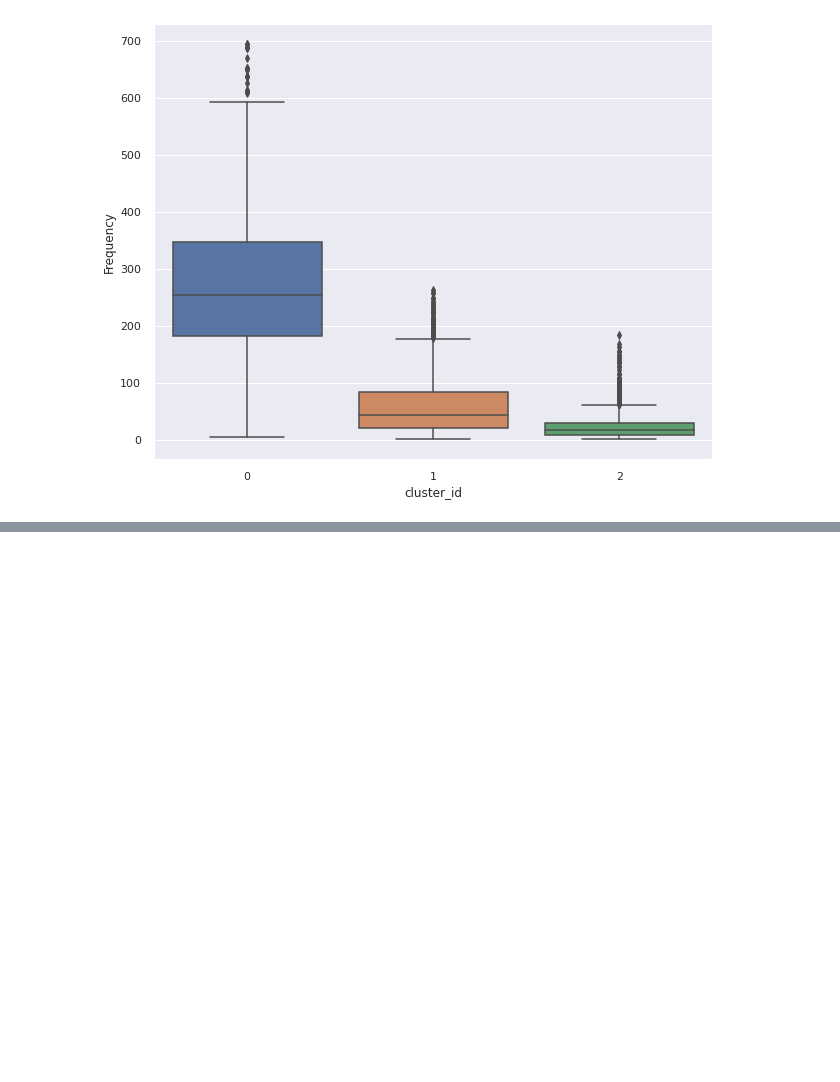
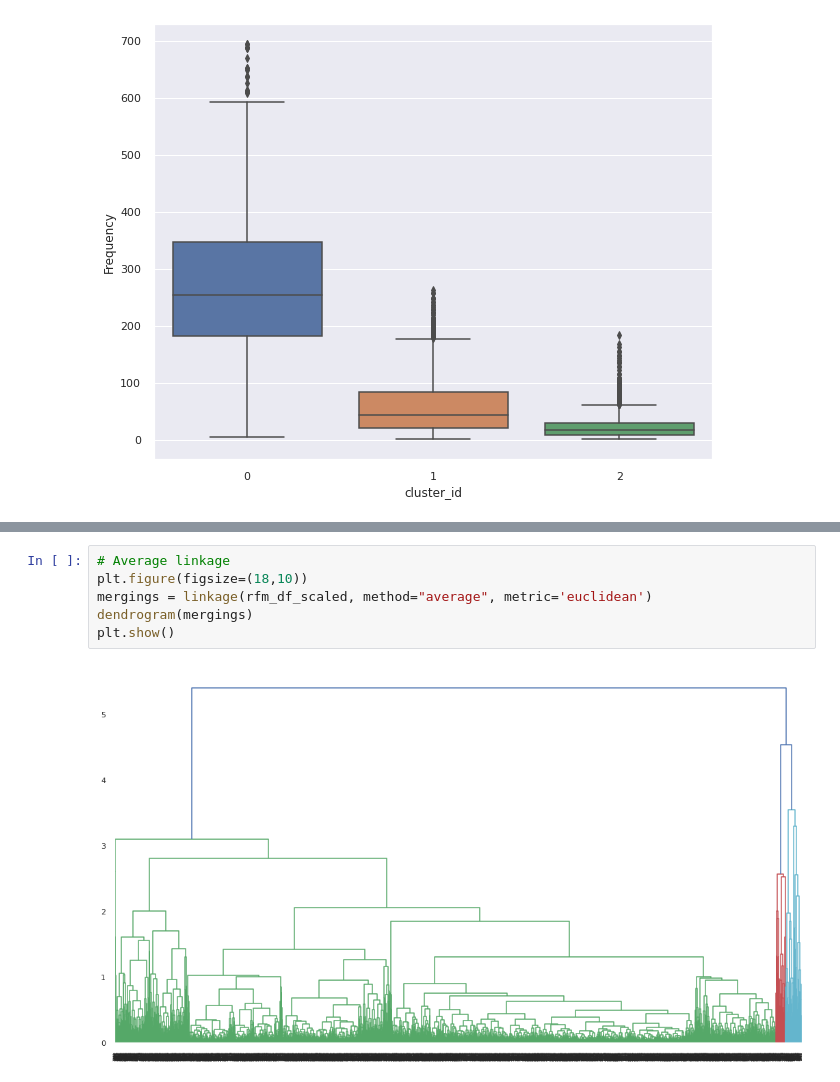
Before and after one commit to AnkitPatel745/Online-Retail-Customer-Segmentation, a Jupyter notebook: Online_Retail_Customer_Segmentation.ipynb, the cells around one changed output, grey strips where cells are left out. Saved outputs shown, nothing was run; the diff lists cells and outputs as text; blank space fills up the shorter version.

```diff
--- a/Online_Retail_Customer_Segmentation.ipynb
+++ b/Online_Retail_Customer_Segmentation.ipynb
@@ -1025,0 +1065,8 @@ plt.show()
+# %%
+# Average linkage
+plt.figure(figsize=(18,10))
+mergings = linkage(rfm_df_scaled, method="average", metric='euclidean')
+dendrogram(mergings)
+plt.show()
+# %% [output]
+[figure, added]
```
Also changed, not shown: parts of 18 cells of this notebook.
